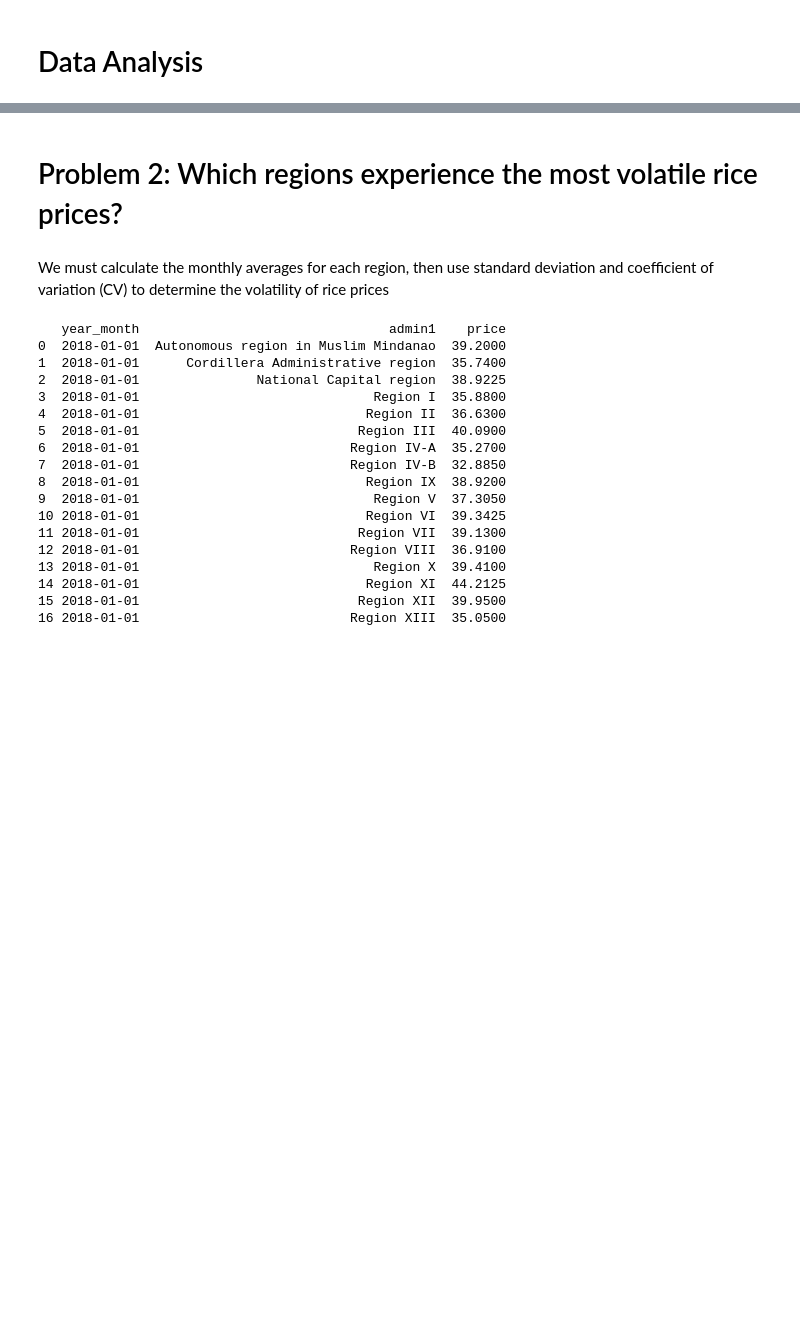
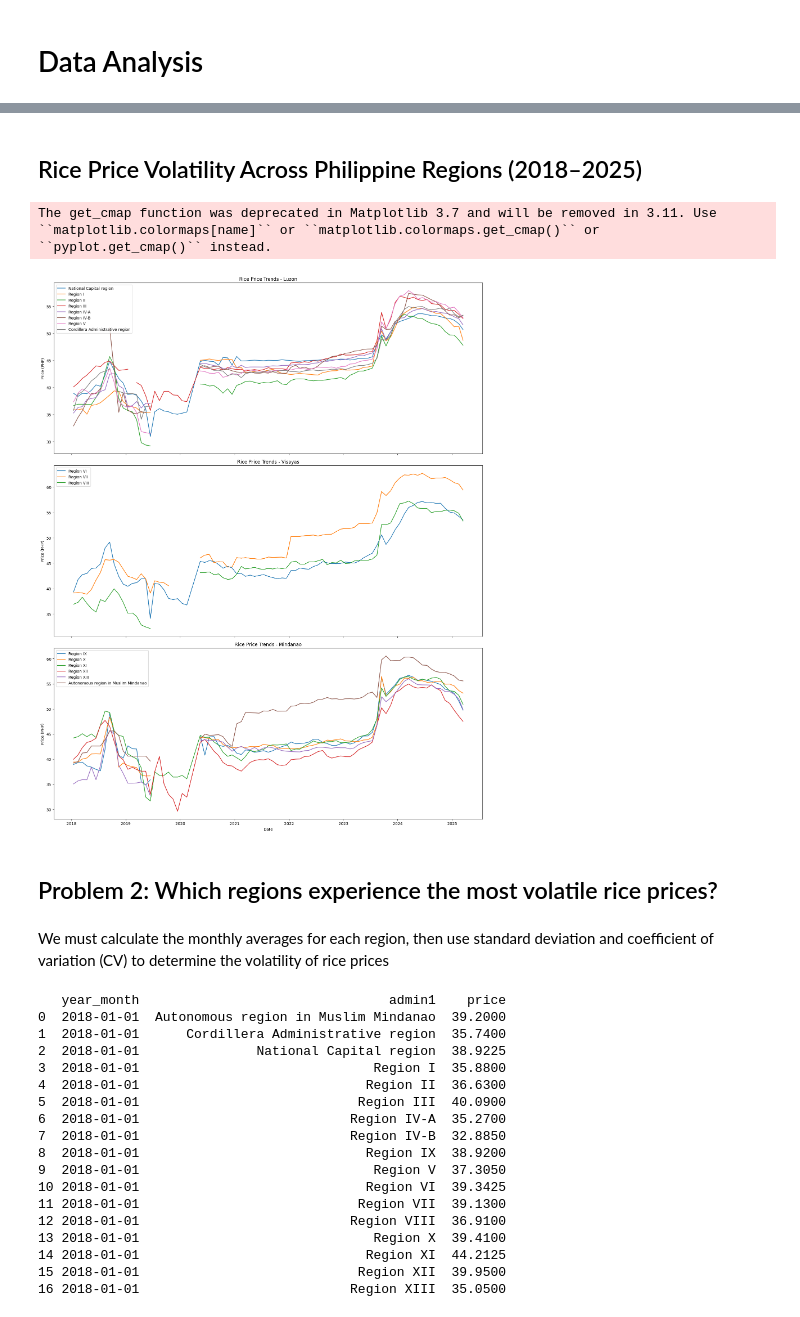
Before and after one commit to JohnCarloSabenorio/GrainShift, a Jupyter notebook: backend/grainshift.ipynb, the cells around one changed output, grey strips where cells are left out. Saved outputs shown, nothing was run; the diff lists cells and outputs as text; code cells hidden in the pictures; blank space fills up the shorter version.

Commit message:
Added regional price trends chart

```diff
--- a/backend/grainshift.ipynb
+++ b/backend/grainshift.ipynb
@@ -317,0 +322,32 @@ import calendar
+# %% [markdown]
+## Rice Price Volatility Across Philippine Regions (2018–2025)
+# %%
+avg_price_by_region = all_rice_df.groupby(['date', 'admin1'])['price'].mean().reset_index()
+
+pivot_df = avg_price_by_region.pivot(index='date', columns='admin1', values='price')
+
+regions = pivot_df.columns
+n = len(regions)
+
+colors = cm.get_cmap('tab20', n)(np.arange(n))
+
+luzon = ['National Capital region', 'Region I', 'Region II', 'Region III', 'Region IV-A', 'Region IV-B', 'Region V', 'Cordillera Administrative region']
+visayas = ['Region VI', 'Region VII', 'Region VIII']
+mindanao = ['Region IX', 'Region X', 'Region XI', 'Region XII', 'Region XIII', 'Autonomous region in Muslim Mindanao']
+
+clusters = {'Luzon': luzon, 'Visayas': visayas, 'Mindanao': mindanao}
+
+fig, axes = plt.subplots(3, 1, figsize=(16, 20), sharex=True)
+for ax, (cluster_name, regions) in zip(axes, clusters.items()):
+    for region in regions:
+        ax.plot(pivot_df.index, pivot_df[region], label=region)
+    ax.set_title(f"Rice Price Trends - {cluster_name}")
+    ax.set_ylabel("Price (PHP)")
+    ax.legend(loc='upper left')
+
+plt.xlabel("Date")
+plt.tight_layout()
+plt.show()
+# %% [output]
+The get_cmap function was deprecated in Matplotlib 3.7 and will be removed in 3.11. Use ``matplotlib.colormaps[name]`` or ``matplotlib.colormaps.get_cmap()`` or ``pyplot.get_cmap()`` instead.
+[figure, added]
@@ -318,5 +391,5 @@ import calendar
 # %% [markdown]
-# Problem 2: Which regions experience the most volatile rice prices?
+## Problem 2: Which regions experience the most volatile rice prices?
 # %% [markdown]
 We must calculate the monthly averages for each region, then use standard deviation and coefficient of variation (CV) to determine the volatility of rice prices
 # %%
```
Also changed, not shown: parts of 3 cells of this notebook, 1 other file.
